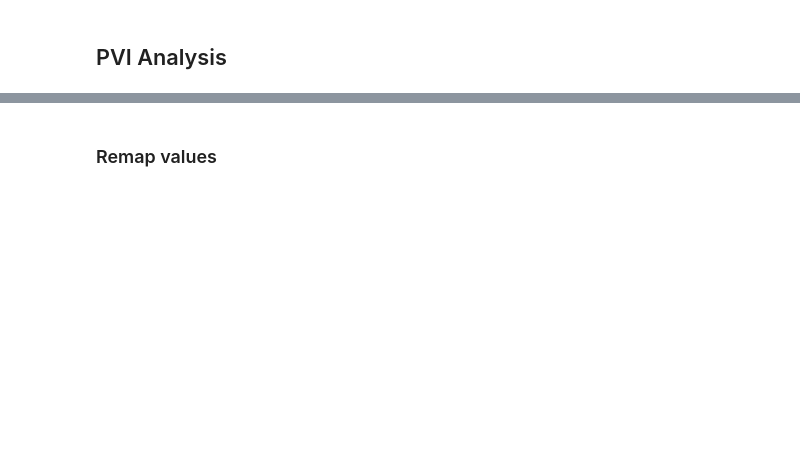
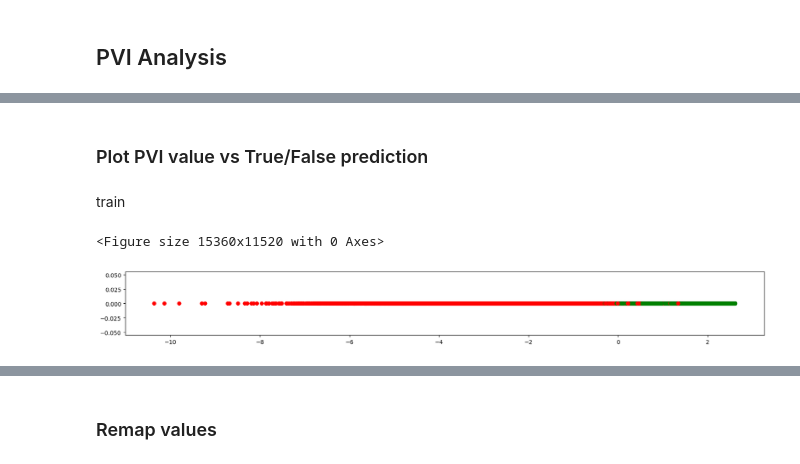
Before and after one commit to kawine/dataset_difficulty, a Jupyter notebook: dataset_difficulty.ipynb, the cells around one changed output, grey strips where cells are left out. Drawn from its saved outputs; the diff is of its cells as text; code cells hidden in the pictures; blank space fills up the shorter version.

Commit message:
new analysis

```diff
--- a/dataset_difficulty.ipynb
+++ b/dataset_difficulty.ipynb
@@ -58,2 +55,7 @@ import pandas as pd
 # %%
-data = pd.read_csv("/home/mlynatom/data/dataset_difficulty/PVI/csfever_v2_test.csv")
+train_data = pd.read_csv("/home/mlynatom/data/dataset_difficulty/PVI/csfever_v2_train.csv")
+dev_data = pd.read_csv("/home/mlynatom/data/dataset_difficulty/PVI/csfever_v2_dev.csv")
+test_data = pd.read_csv("/home/mlynatom/data/dataset_difficulty/PVI/csfever_v2_test.csv")
+# %%
+# for first analysing part
+data = test_data
@@ -121,0 +158,18 @@ filtered_data2
+# %% [markdown]
+### Plot PVI value vs True/False prediction
+# %% [markdown]
+train
+# %%
+plt.figure(dpi=2400)
+fig = plt.figure(figsize=(20,2))
+ax = fig.add_subplot()
+
+colors = {True:'green', False:'red'}
+
+
+ax.scatter(data['PVI'], np.zeros(len(data["PVI"])), c=data['correct_yx'].map(colors))
+
+plt.show()
+# %% [output]
+<Figure size 15360x11520 with 0 Axes>
+[figure, added]
```
Also changed, not shown: parts of 41 cells of this notebook, 1 other file.
